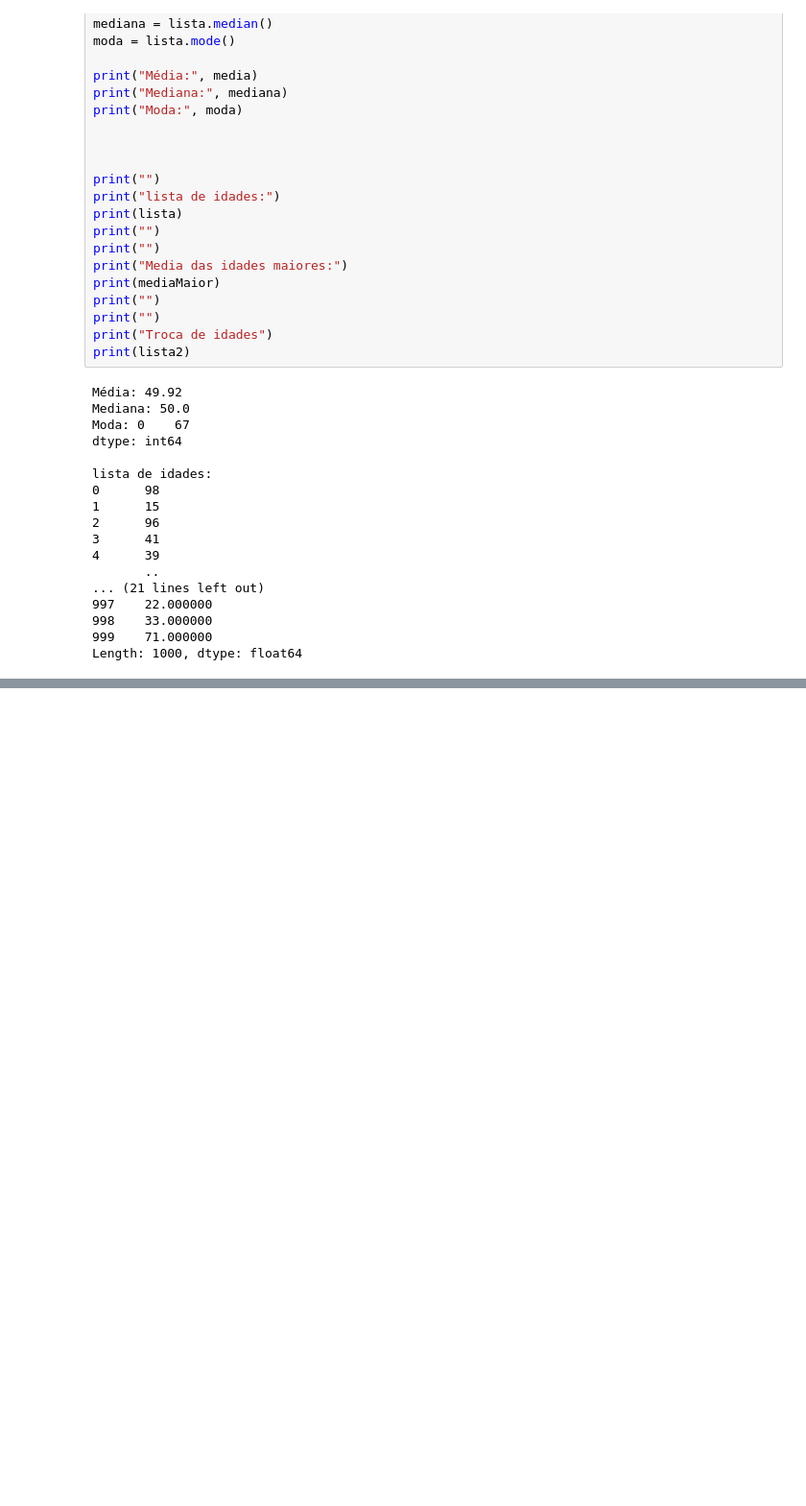
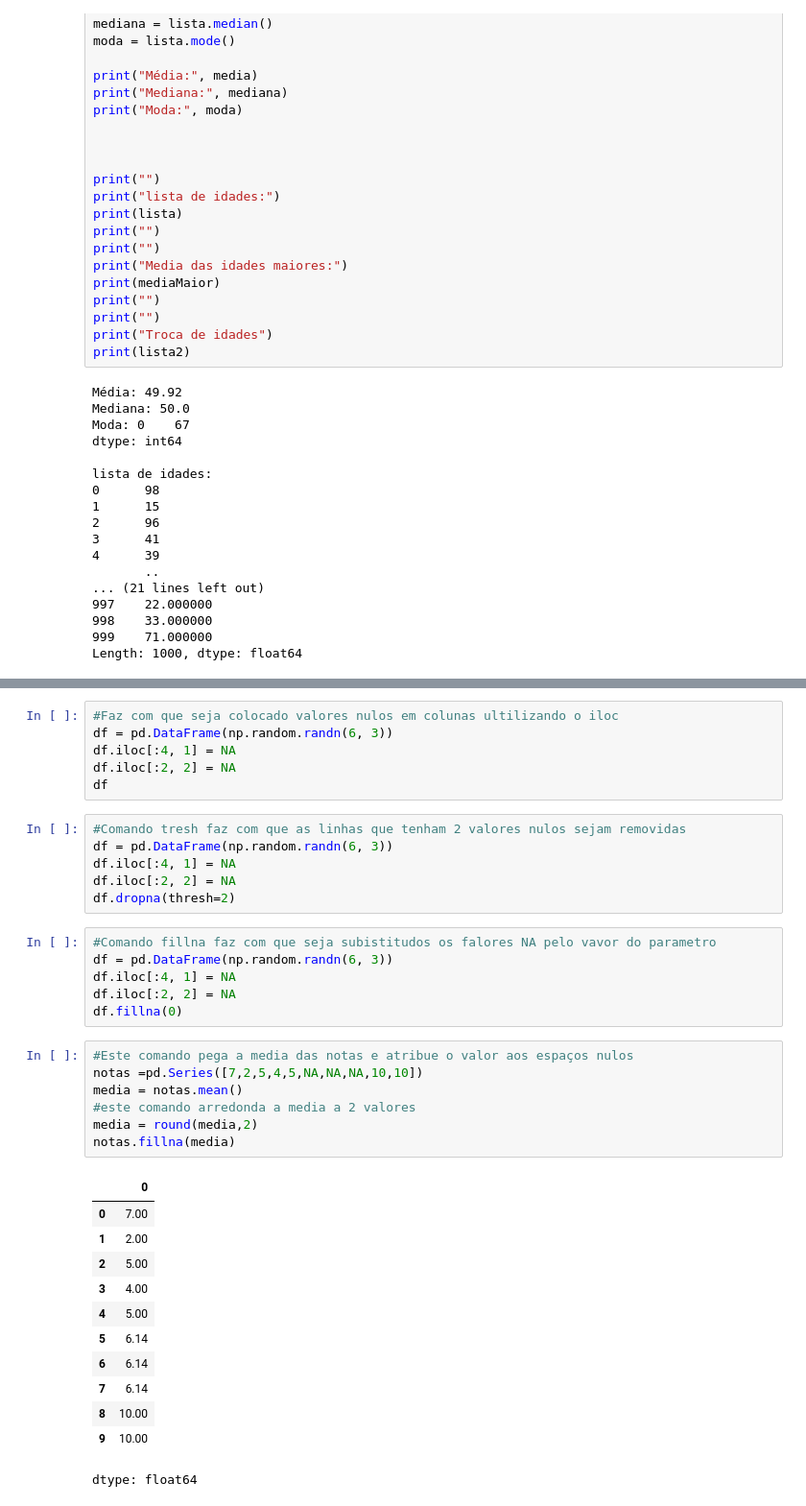
Before and after one commit to Jonas-Godoi/AtivadesIntrodua-oBigData, a Jupyter notebook: Python_aulas.ipynb, the cells around one changed output, grey strips where cells are left out. Shown at 96% size. Drawn from its saved outputs; the diff is of its cells as text; blank space fills up the shorter version.

```diff
--- a/Python_aulas.ipynb
+++ b/Python_aulas.ipynb
@@ -118,0 +179,38 @@ Length: 1000, dtype: float64
+# %%
+#Faz com que seja colocado valores nulos em colunas ultilizando o iloc
+df = pd.DataFrame(np.random.randn(6, 3))
+df.iloc[:4, 1] = NA
+df.iloc[:2, 2] = NA
+df
+# %%
+#Comando tresh faz com que as linhas que tenham 2 valores nulos sejam removidas
+df = pd.DataFrame(np.random.randn(6, 3))
+df.iloc[:4, 1] = NA
+df.iloc[:2, 2] = NA
+df.dropna(thresh=2)
+# %%
+#Comando fillna faz com que seja subistitudos os falores NA pelo vavor do parametro
+df = pd.DataFrame(np.random.randn(6, 3))
+df.iloc[:4, 1] = NA
+df.iloc[:2, 2] = NA
+df.fillna(0)
+# %%
+#Este comando pega a media das notas e atribue o valor aos espaços nulos
+notas =pd.Series([7,2,5,4,5,NA,NA,NA,10,10])
+media = notas.mean()
+#este comando arredonda a media a 2 valores
+media = round(media,2)
+notas.fillna(media)
+# %% [output]
+|  | 0 |
+| 0 | 7.00 |
+| 1 | 2.00 |
+| 2 | 5.00 |
+| 3 | 4.00 |
+| 4 | 5.00 |
+| 5 | 6.14 |
+| 6 | 6.14 |
+| 7 | 6.14 |
+| 8 | 10.00 |
+| 9 | 10.00 |
+dtype: float64
```
Also changed, not shown: parts of 32 cells of this notebook.
